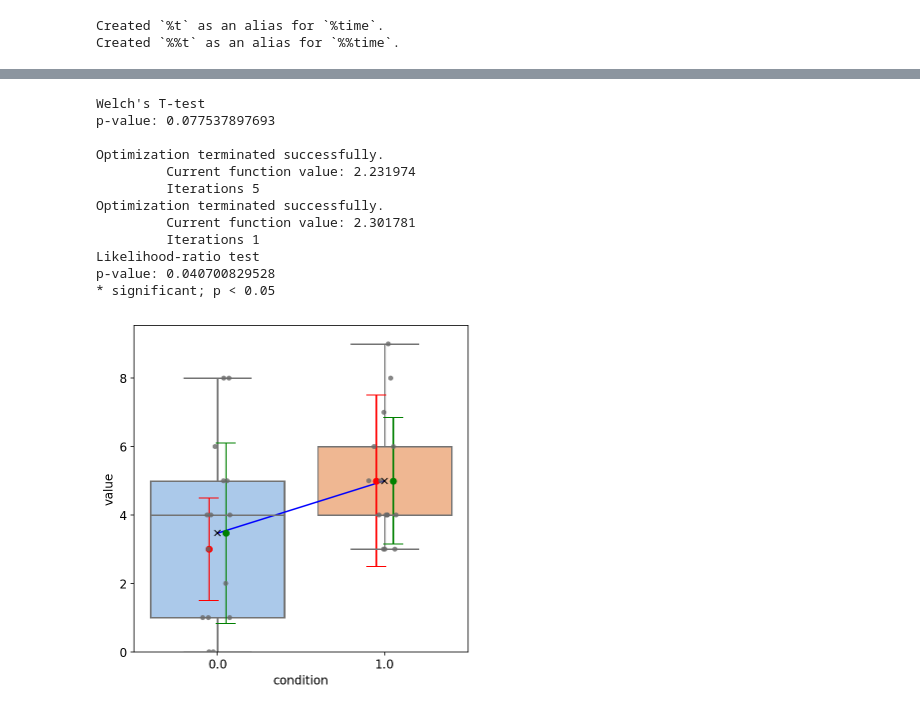
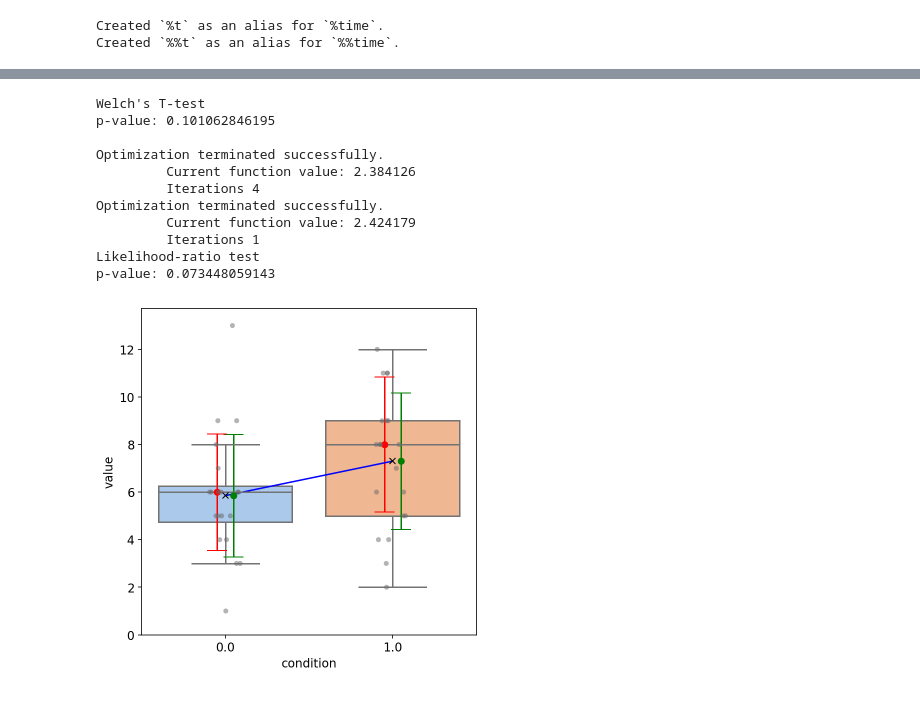
Before and after one commit to ishibaki/introduction_to_statistical_modeling_for_data_analysis, a Jupyter notebook: glm_vs_t-test.ipynb, the cells around one changed output, grey strips where cells are left out. Cells and saved outputs as stored; diff of their text form; code cells hidden in the pictures.

```diff
--- a/glm_vs_t-test.ipynb
+++ b/glm_vs_t-test.ipynb
@@ -167,7 +177,7 @@ p-value: 0.000000040536
 # %%
-sample_num = 15
-lambda_1  = 3
-lambda_2  = 5
+sample_num = 20
+lambda_1  = 6
+lambda_2  = 8
 
 y_1 = np.random.poisson(lambda_1, sample_num)
 y_2 = np.random.poisson(lambda_2, sample_num)
@@ -250,44 +260,43 @@ sns.stripplot(data=df,
               x="condition",
               y="value",
               color="dimgrey",
-              alpha=0.8)
+              alpha=0.5)
 
 # GLM
 ax.plot([0, 1],
         [np.exp(b_1_cond), np.exp(b_1_cond + b_2_cond)],
         'b-')
 
 # Observed
 ax.errorbar([0.05, 1.05],
             [y_1.mean(), y_2.mean()],
             yerr=[y_1.std(ddof=1),
                   y_2.std(ddof=1)],
             fmt='o',
             color='green',
             capsize=10
             )
 # Real
 ax.errorbar([-0.05, 0.95],
             [lambda_1, lambda_2],
-            yerr=[lambda_1/2, lambda_2/2],
+            yerr=[np.sqrt(lambda_1), np.sqrt(lambda_2)],
             fmt='o',
             color='red',
             capsize=10
             )
 
 ax.set_ylim(0, )
 plt.show()
 # %% [output]
 Welch's T-test
-p-value: 0.077537897693
+p-value: 0.101062846195
 
 Optimization terminated successfully.
-         Current function value: 2.231974
-         Iterations 5
+         Current function value: 2.384126
+         Iterations 4
 Optimization terminated successfully.
-         Current function value: 2.301781
+         Current function value: 2.424179
          Iterations 1
 Likelihood-ratio test
-p-value: 0.040700829528
-* significant; p < 0.05
+p-value: 0.073448059143
-[figure, old version]
+[figure, new version]
```
Also changed, not shown: parts of 8 cells of this notebook.
